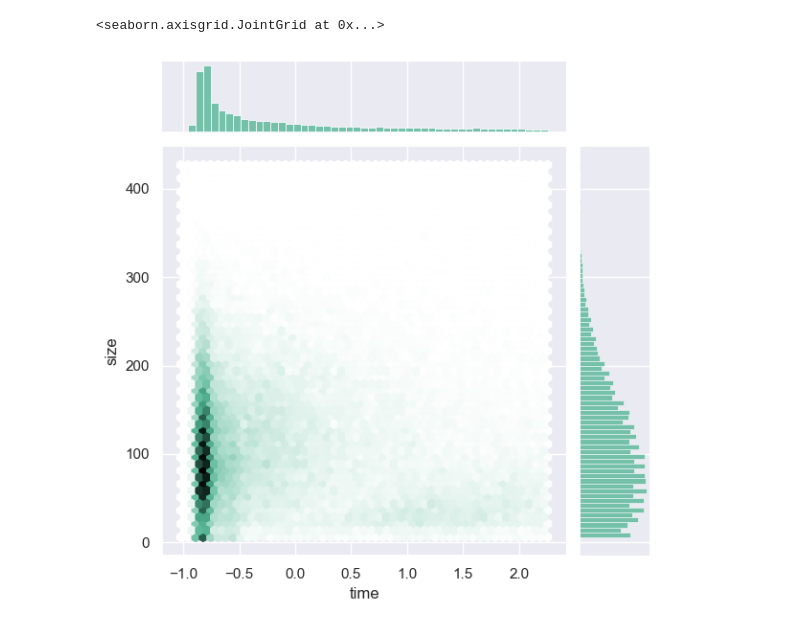
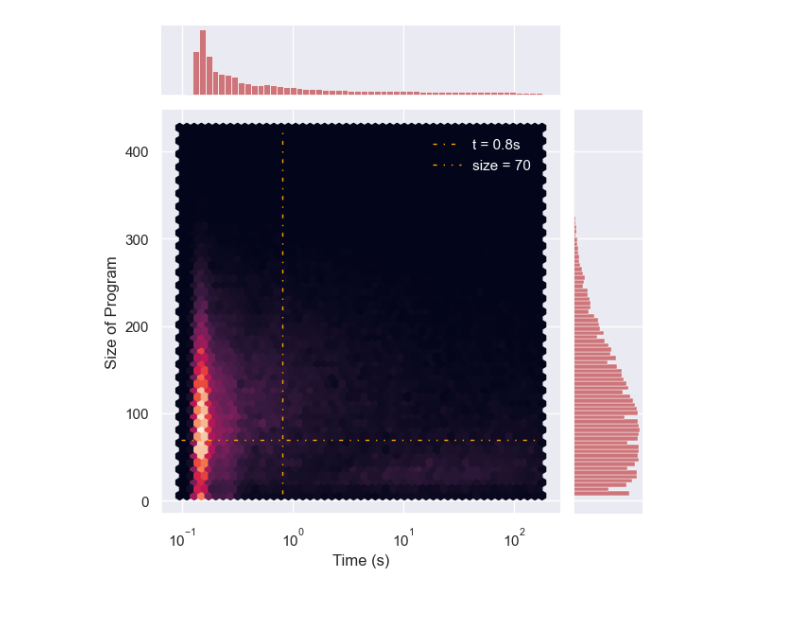
Before and after one commit to TerenceNg03/c2-translation-validation, a Jupyter notebook: Analysis/analysis.ipynb, the cells around one changed output. Drawn from its saved outputs; the diff is of its cells as text; code cells hidden in the pictures.

```diff
--- a/Analysis/analysis.ipynb
+++ b/Analysis/analysis.ipynb
@@ -106,7 +122,17 @@ sns.histplot(data=df0, x='time', hue='size range', stat='percent',log_scale=(Tru
 # %%
 df2 = df.loc[df['time'] < 180].copy()
-df2['time'] = df2['time'].apply(lambda x: math.log10(x))
-sns.jointplot(data=df2, x='time', y='size', kind="hex", color="#4CB391")
+df2['hue'] = 0
+plot = sns.jointplot(data=df2, x='time', y='size', kind='hex' , xscale='log', cmap = 'rocket', color='r')
+ax = plot.ax_joint
+ax.set_xlabel('Time (s)')
+ax.set_ylabel('Size of Program')
+ax.axvline(x=0.8, ymin=0.05,ymax=0.95, color='orange', ls=(0, (3,5,1,5)), linewidth= 1, label='t = 0.8s')
+ax.axhline(y=70,xmin=0.05,xmax=0.95, color='orange', ls=(0,(3,5,1,5,1,5)), linewidth= 1, label='size = 70')
+ax.legend(frameon = False)
+sns.move_legend(ax, "upper right", bbox_to_anchor=(0.96, 0.96))
+l = ax.legend_.get_texts()
+for t in l:
+    t.set_color('white')
+plt.savefig('scale_dist.png', dpi = 300)
 # %% [output]
-<seaborn.axisgrid.JointGrid at 0x...>
-[figure, old version]
+[figure, new version]
```
Also changed, not shown: parts of 6 cells of this notebook, 1 other file.
